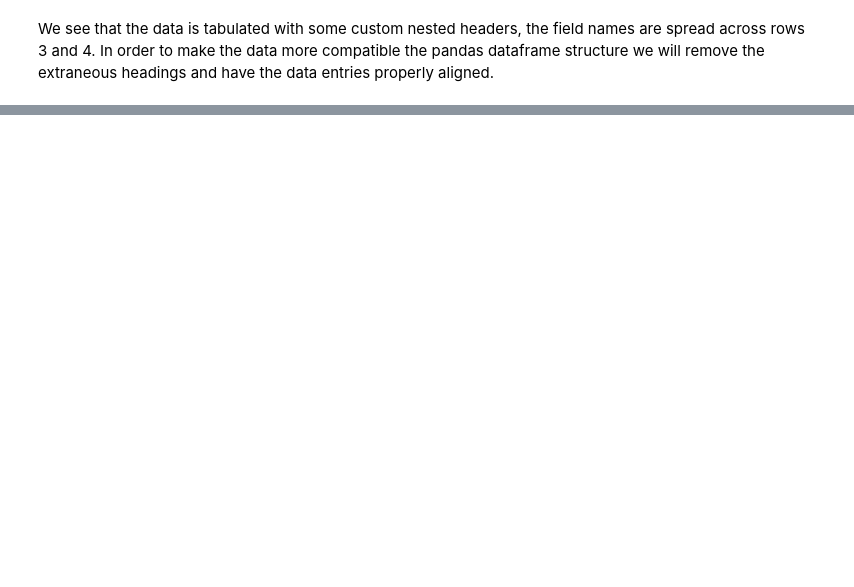
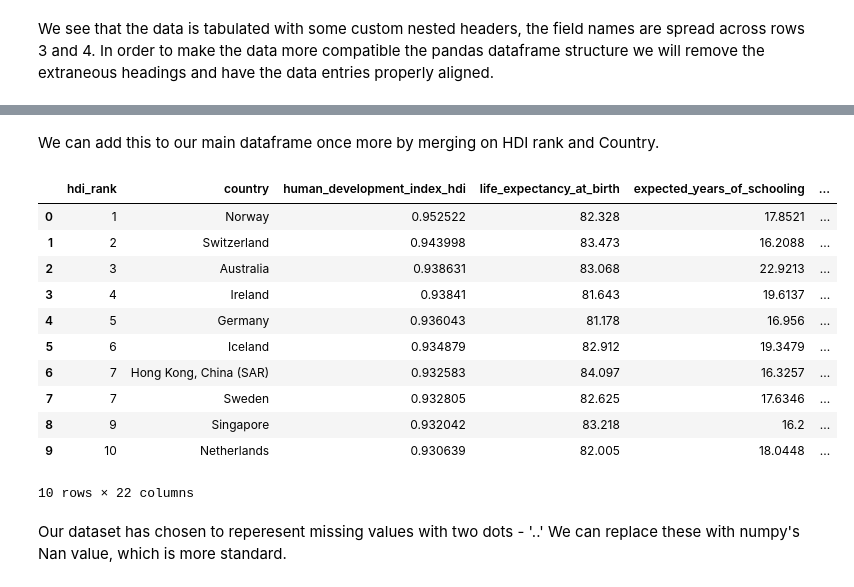
Before and after one commit to eoghancunn/COMP30760, a Jupyter notebook: undp.ipynb, the cells around one changed output, grey strips where cells are left out. Saved outputs shown, nothing was run; the diff lists cells and outputs as text; code cells hidden in the pictures; blank space fills up the shorter version.

```diff
--- a/undp.ipynb
+++ b/undp.ipynb
@@ -111,0 +258,11 @@ data.drop(nan)
+# %%
+headers = df.iloc[2].values.tolist()
+years = df.iloc[3].values.tolist()
+years = list(map(lambda x: str(x), years))
+# %%
+years[0] = headers[0]
+years[1] = headers[1]
+# %%
+HDI_by_year.columns = years
+desired_columns = [years[0],years[1],years[2],years[4],years[6],years[8],years[10],years[12],years[14],years[16]]
+desired_columns
@@ -111,0 +280,5 @@ data.drop(nan)
+# %%
+HDI_by_year = HDI_by_year.loc[:, desired_columns]
+HDI_by_year.columns = HDI_by_year.columns.str.lower().str.replace(' ', '_').str.replace('(', '').str.replace(')', '')
+HDI_by_year = HDI_by_year[pd.to_numeric(HDI_by_year['hdi_rank'], errors='coerce').notnull()]
+HDI_by_year.head()
@@ -111,0 +292,21 @@ data.drop(nan)
+# %% [markdown]
+We can add this to our main dataframe once more by merging on HDI rank and Country.
+# %%
+data = pd.merge(data, HDI_by_year, on=['hdi_rank','country'])
+data.head(10)
+# %% [output]
+|  | hdi_rank | country | human_development_index_hdi | life_expectancy_at_birth | expected_years_of_schooling | ... |
+| 0 | 1 | Norway | 0.952522 | 82.328 | 17.8521 | ... |
+| 1 | 2 | Switzerland | 0.943998 | 83.473 | 16.2088 | ... |
+| 2 | 3 | Australia | 0.938631 | 83.068 | 22.9213 | ... |
+| 3 | 4 | Ireland | 0.93841 | 81.643 | 19.6137 | ... |
+| 4 | 5 | Germany | 0.936043 | 81.178 | 16.956 | ... |
+| 5 | 6 | Iceland | 0.934879 | 82.912 | 19.3479 | ... |
+| 6 | 7 | Hong Kong, China (SAR) | 0.932583 | 84.097 | 16.3257 | ... |
+| 7 | 7 | Sweden | 0.932805 | 82.625 | 17.6346 | ... |
+| 8 | 9 | Singapore | 0.932042 | 83.218 | 16.2 | ... |
+| 9 | 10 | Netherlands | 0.930639 | 82.005 | 18.0448 | ... |
+10 rows × 22 columns
+# %% [markdown]
+Our dataset has chosen to reperesent missing values with two dots - '..'
+We can replace these with numpy's Nan value, which is more standard.
```
Also changed, not shown: parts of 78 cells of this notebook.
